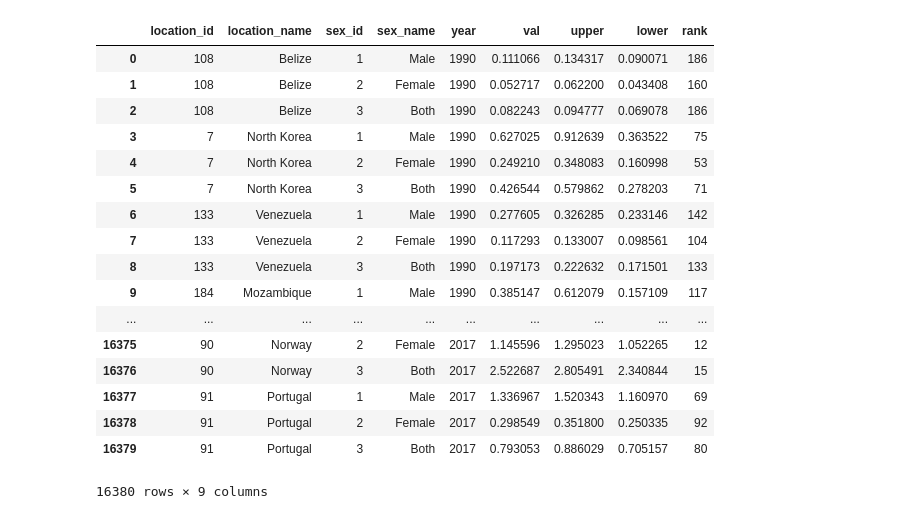
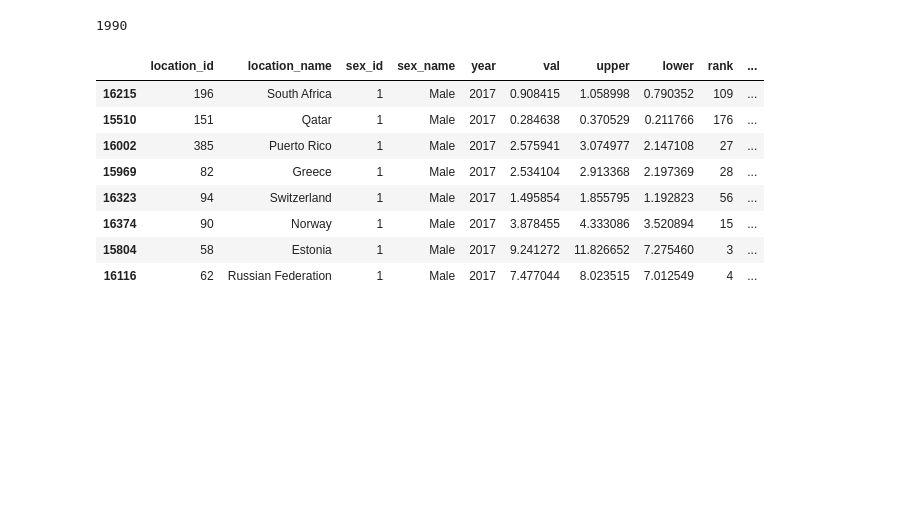
Before and after one commit to benbenbuhben/opioid-study, a Jupyter notebook: country_ranks.ipynb, the cells around one changed output. Cells and saved outputs as stored; diff of their text form; code cells hidden in the pictures; blank space fills up the shorter version.

```diff
--- a/country_ranks.ipynb
+++ b/country_ranks.ipynb
@@ -55,24 +52,48 @@ for year in df['year'].unique():
         df_current = df[(df['sex_id']==sex) & (df['year']==year)].sort_values(by=['val'], ascending=False).reset_index()
         for index, row in df_current.iterrows():
               df.at[row['index'], 'rank'] = index + 1
-# %%
-df
-# %% [output]
-|  | location_id | location_name | sex_id | sex_name | year | val | upper | lower | rank |
-| 0 | 108 | Belize | 1 | Male | 1990 | 0.111066 | 0.134317 | 0.090071 | 186 |
-| 1 | 108 | Belize | 2 | Female | 1990 | 0.052717 | 0.062200 | 0.043408 | 160 |
-| 2 | 108 | Belize | 3 | Both | 1990 | 0.082243 | 0.094777 | 0.069078 | 186 |
-| 3 | 7 | North Korea | 1 | Male | 1990 | 0.627025 | 0.912639 | 0.363522 | 75 |
-| 4 | 7 | North Korea | 2 | Female | 1990 | 0.249210 | 0.348083 | 0.160998 | 53 |
-| 5 | 7 | North Korea | 3 | Both | 1990 | 0.426544 | 0.579862 | 0.278203 | 71 |
-| 6 | 133 | Venezuela | 1 | Male | 1990 | 0.277605 | 0.326285 | 0.233146 | 142 |
-| 7 | 133 | Venezuela | 2 | Female | 1990 | 0.117293 | 0.133007 | 0.098561 | 104 |
-| 8 | 133 | Venezuela | 3 | Both | 1990 | 0.197173 | 0.222632 | 0.171501 | 133 |
-| 9 | 184 | Mozambique | 1 | Male | 1990 | 0.385147 | 0.612079 | 0.157109 | 117 |
-| ... | ... | ... | ... | ... | ... | ... | ... | ... | ... |
-| 16375 | 90 | Norway | 2 | Female | 2017 | 1.145596 | 1.295023 | 1.052265 | 12 |
-| 16376 | 90 | Norway | 3 | Both | 2017 | 2.522687 | 2.805491 | 2.340844 | 15 |
-| 16377 | 91 | Portugal | 1 | Male | 2017 | 1.336967 | 1.520343 | 1.160970 | 69 |
-| 16378 | 91 | Portugal | 2 | Female | 2017 | 0.298549 | 0.351800 | 0.250335 | 92 |
-| 16379 | 91 | Portugal | 3 | Both | 2017 | 0.793053 | 0.886029 | 0.705157 | 80 |
-16380 rows × 9 columns
+# %%
+for country in df['location_name'].unique():
+    for sex in df['sex_id'].unique():
+        df_country = df[(df['sex_id']==sex) & (df['location_name']==country)].sort_values(by=['year'])
+        previous_val = df_country[(df_country['year']==1990)]['val']
+        year_of_peak =  df_country.loc[df_country['val'].idxmax()]['year']
+        year_of_min =  df_country.loc[df_country['val'].idxmin()]['year']
+        total_change = 0
+        total_change_since_peak = 0
+        total_change_since_min = 0
+        years_since_peak = 0
+        years_since_min = 0
+        for index, row in df_country[1:].iterrows():
+            percent_change = (row['val'] - previous_val)/previous_val
+            total_change += percent_change
+            if(row['year'] > year_of_peak):
+                total_change_since_peak += percent_change
+                years_since_peak+=1
+            if(row['year'] > year_of_min):
+                total_change_since_min += percent_change
+                years_since_min+=1
+            previous_val = row['val']
+            df.at[index, 'percent_change'] = percent_change
+        df.at[index, 'average_percent_change'] = total_change/26
+        try:
+            df.at[index, 'avg_percent_change_since_peak'] = total_change_since_peak/(years_since_peak)
+        except ZeroDivisionError:
+            pass
+        try:
+            df.at[index, 'avg_percent_change_since_min'] = total_change_since_min/(years_since_min)
+        except ZeroDivisionError:
+            pass
+
+        df.at[index, 'peak'] = df_country['val'].max()
+        df.at[index, 'min'] = df_country['val'].min()
+        df.at[index, 'current_to_peak'] = (float(df_country[(df['year']==2017)]['val']) - df_country['val'].max())/df_country['val'].max()
+        df.at[index, 'raw_decrease_from_peak'] = float(df_country[(df['year']==2017)]['val']) - df_country['val'].max()
+        df.at[index, 'raw_increase_from_min'] = float(df_country[(df['year']==2017)]['val']) - df_country['val'].min()
+#         df.at[index, 'current_to_min'] = (float(df_country[(df['year']==2017)]['val']) - df_country['val'].min())/df_country['val'].min()
+#         df.at[index, 'raw_increase'] = float(df_country[(df['year']==2017)]['val']) - float(df_country[(df['year']==1990)]['val'])
+#
+# %%
+df_country.loc[df_country['val'].idxmin()]['year']
+# %% [output]
+1990
@@ -78,0 +102,12 @@ df
+# %%
+df[(df['year']==2017) & (df['sex_id']==1) & (df['peak'] > 4) & (df['raw_decrease_from_peak'] < -2)].sort_values(by=['avg_percent_change_since_peak'])
+# %% [output]
+|  | location_id | location_name | sex_id | sex_name | year | val | upper | lower | rank | ... |
+| 16215 | 196 | South Africa | 1 | Male | 2017 | 0.908415 | 1.058998 | 0.790352 | 109 | ... |
+| 15510 | 151 | Qatar | 1 | Male | 2017 | 0.284638 | 0.370529 | 0.211766 | 176 | ... |
+| 16002 | 385 | Puerto Rico | 1 | Male | 2017 | 2.575941 | 3.074977 | 2.147108 | 27 | ... |
+| 15969 | 82 | Greece | 1 | Male | 2017 | 2.534104 | 2.913368 | 2.197369 | 28 | ... |
+| 16323 | 94 | Switzerland | 1 | Male | 2017 | 1.495854 | 1.855795 | 1.192823 | 56 | ... |
+| 16374 | 90 | Norway | 1 | Male | 2017 | 3.878455 | 4.333086 | 3.520894 | 15 | ... |
+| 15804 | 58 | Estonia | 1 | Male | 2017 | 9.241272 | 11.826652 | 7.275460 | 3 | ... |
+| 16116 | 62 | Russian Federation | 1 | Male | 2017 | 7.477044 | 8.023515 | 7.012549 | 4 | ... |
```
Also changed, not shown: parts of 10 cells of this notebook, 9 other files.
